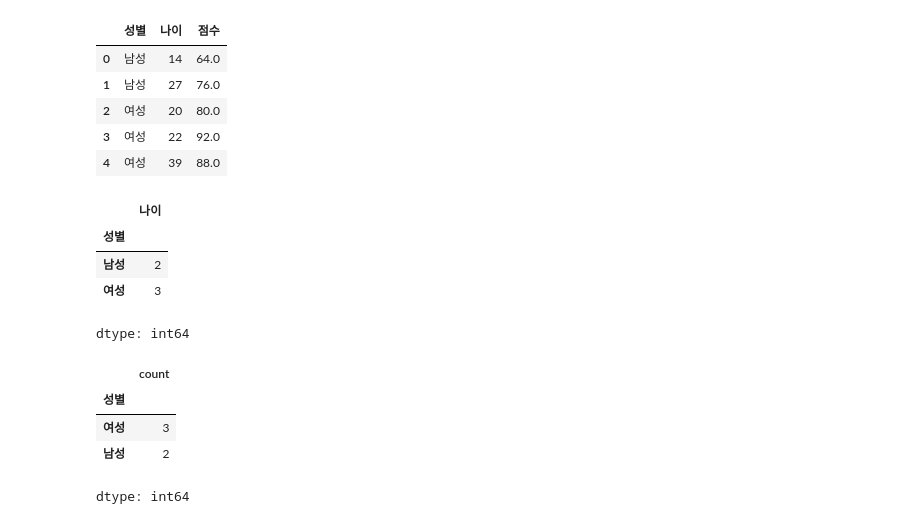
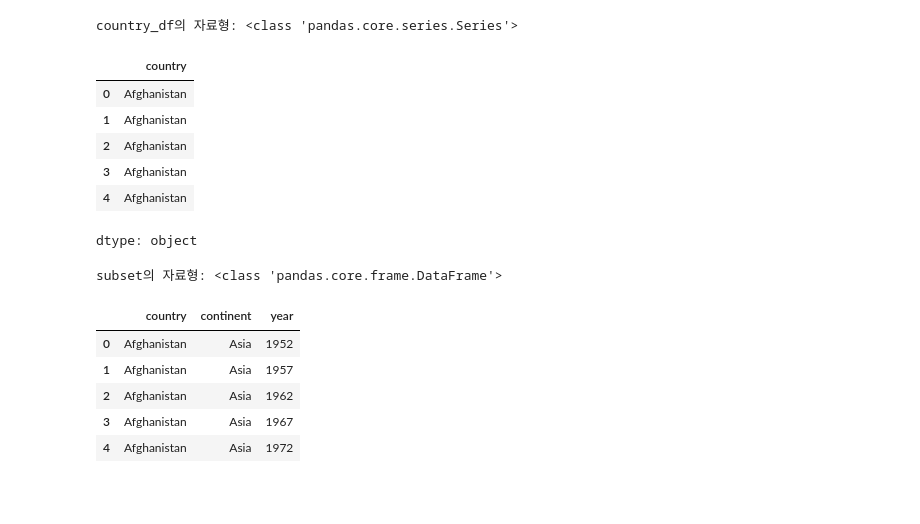
Before and after one commit to syeonris72/kwukdt, a Jupyter notebook: data-analysis/pandas-example/notebook/pandas-1.ipynb, the cells around one changed output. Drawn from its saved outputs; the diff is of its cells as text; code cells hidden in the pictures; blank space fills up the shorter version.

```diff
--- a/data-analysis/pandas-example/notebook/pandas-1.ipynb
+++ b/data-analysis/pandas-example/notebook/pandas-1.ipynb
@@ -163,28 +55,28 @@ dtype: float64
-# %%
-# groupby와 reset_index()를 사용하여 '성별' 및 '나이' 별 '점수' 평균 (소수점 둘째자리 반올림)
-avg_df = df.groupby(['성별', '나이'])['점수'].mean().reset_index().round(2)
-display(avg_df)
-# %% [output]
-|  | 성별 | 나이 | 점수 |
-| 0 | 남성 | 14 | 64.0 |
-| 1 | 남성 | 27 | 76.0 |
-| 2 | 여성 | 20 | 80.0 |
-| 3 | 여성 | 22 | 92.0 |
-| 4 | 여성 | 39 | 88.0 |
-# %%
-# 성별별 고유한 '나이' 수 (nunique() 사용)
-display(df.groupby('성별')['나이'].nunique())
-
-# 각 '성별'의 빈도수 (value_counts() 사용)
-display(df['성별'].value_counts())
-# %% [output]
-|  | 나이 |
-| 성별 |  |
-| 남성 | 2 |
-| 여성 | 3 |
-dtype: int64
-|  | count |
-| 성별 |  |
-| 여성 | 3 |
-| 남성 | 2 |
-dtype: int64
+# %%
+# 2. 데이터 추출 - 열(Column) 데이터 추출
+
+# 시리즈(Series) 추출
+country_df = df['country']
+print("country_df의 자료형:", type(country_df))
+display(country_df.head())
+
+# 데이터 프레임(DataFrame) 추출 (리스트 활용)
+subset = df[['country', 'continent', 'year']]
+print("\nsubset의 자료형:", type(subset))
+display(subset.head())
+# %% [output]
+country_df의 자료형: <class 'pandas.core.series.Series'>
+|  | country |
+| 0 | Afghanistan |
+| 1 | Afghanistan |
+| 2 | Afghanistan |
+| 3 | Afghanistan |
+| 4 | Afghanistan |
+dtype: object
+subset의 자료형: <class 'pandas.core.frame.DataFrame'>
+|  | country | continent | year |
+| 0 | Afghanistan | Asia | 1952 |
+| 1 | Afghanistan | Asia | 1957 |
+| 2 | Afghanistan | Asia | 1962 |
+| 3 | Afghanistan | Asia | 1967 |
+| 4 | Afghanistan | Asia | 1972 |
```
Also changed, not shown: parts of 16 cells of this notebook, 1 other file.
